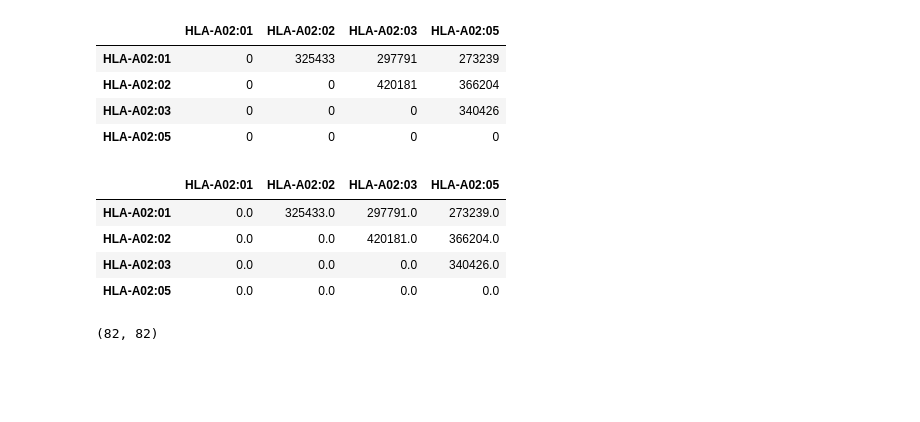
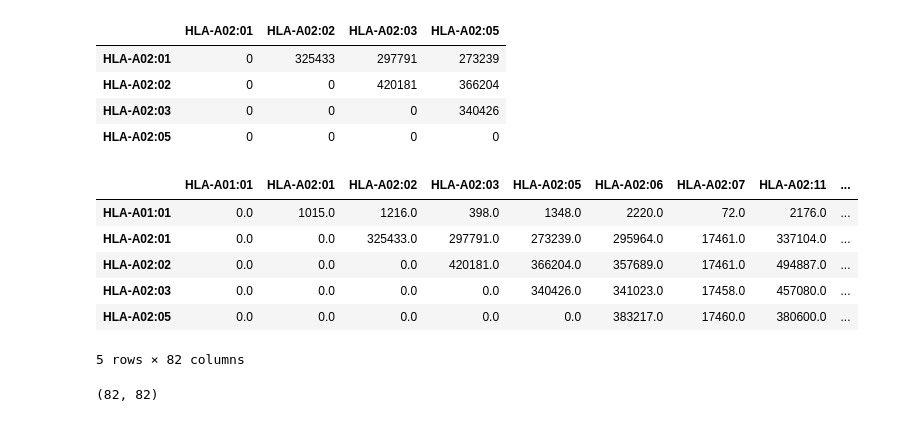
Before and after one commit to antigenomics/ipred, a Jupyter notebook: Binders_heatmap.ipynb, the cells around one changed output. Saved outputs shown, nothing was run; the diff lists cells and outputs as text; code cells hidden in the pictures; blank space fills up the shorter version.

```diff
--- a/Binders_heatmap.ipynb
+++ b/Binders_heatmap.ipynb
@@ -90,18 +90,20 @@ df1.iloc[1:5,1:5]
 # %%
 df2 = pd.read_csv("output/intersections.csv")
 df3 = df2['Unnamed: 0']
 df2 = df2.drop("Unnamed: 0", axis=1)
 df2.index = df3
 # df2 = df2.drop("Unnamed: 0", axis=0)
 del df2.index.name
 df2 = df2.fillna(0)
-df2.iloc[1:5,1:5]
+df2.head()
 # %% [output]
-|  | HLA-A02:01 | HLA-A02:02 | HLA-A02:03 | HLA-A02:05 |
-| HLA-A02:01 | 0.0 | 325433.0 | 297791.0 | 273239.0 |
-| HLA-A02:02 | 0.0 | 0.0 | 420181.0 | 366204.0 |
-| HLA-A02:03 | 0.0 | 0.0 | 0.0 | 340426.0 |
-| HLA-A02:05 | 0.0 | 0.0 | 0.0 | 0.0 |
+|  | HLA-A01:01 | HLA-A02:01 | HLA-A02:02 | HLA-A02:03 | HLA-A02:05 | HLA-A02:06 | HLA-A02:07 | HLA-A02:11 | ... |
+| HLA-A01:01 | 0.0 | 1015.0 | 1216.0 | 398.0 | 1348.0 | 2220.0 | 72.0 | 2176.0 | ... |
+| HLA-A02:01 | 0.0 | 0.0 | 325433.0 | 297791.0 | 273239.0 | 295964.0 | 17461.0 | 337104.0 | ... |
+| HLA-A02:02 | 0.0 | 0.0 | 0.0 | 420181.0 | 366204.0 | 357689.0 | 17461.0 | 494887.0 | ... |
+| HLA-A02:03 | 0.0 | 0.0 | 0.0 | 0.0 | 340426.0 | 341023.0 | 17458.0 | 457080.0 | ... |
+| HLA-A02:05 | 0.0 | 0.0 | 0.0 | 0.0 | 0.0 | 383217.0 | 17460.0 | 380600.0 | ... |
+5 rows × 82 columns
 # %%
 df2.shape
 # %% [output]
```
Also changed, not shown: parts of 23 cells of this notebook, 4 other files.
